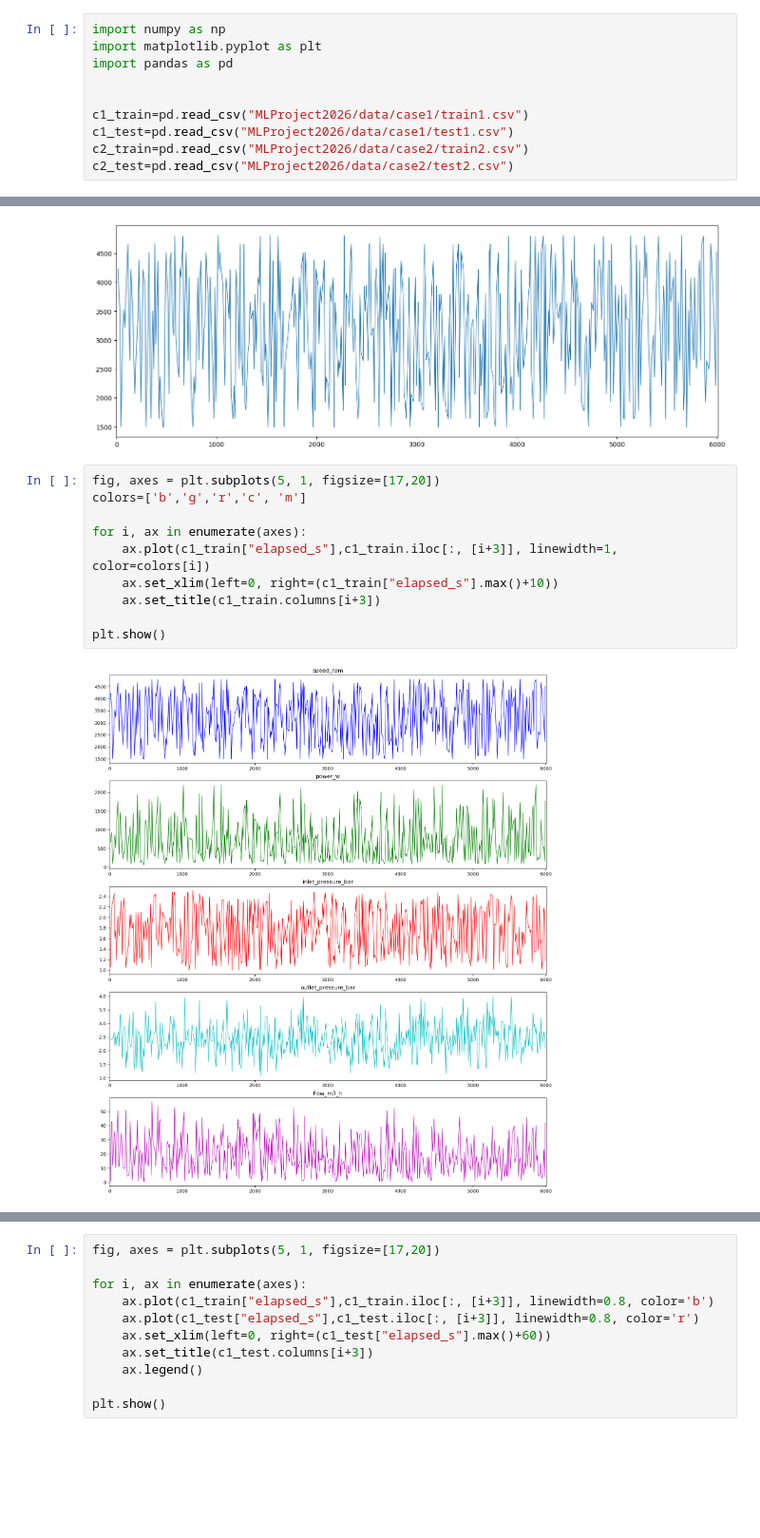
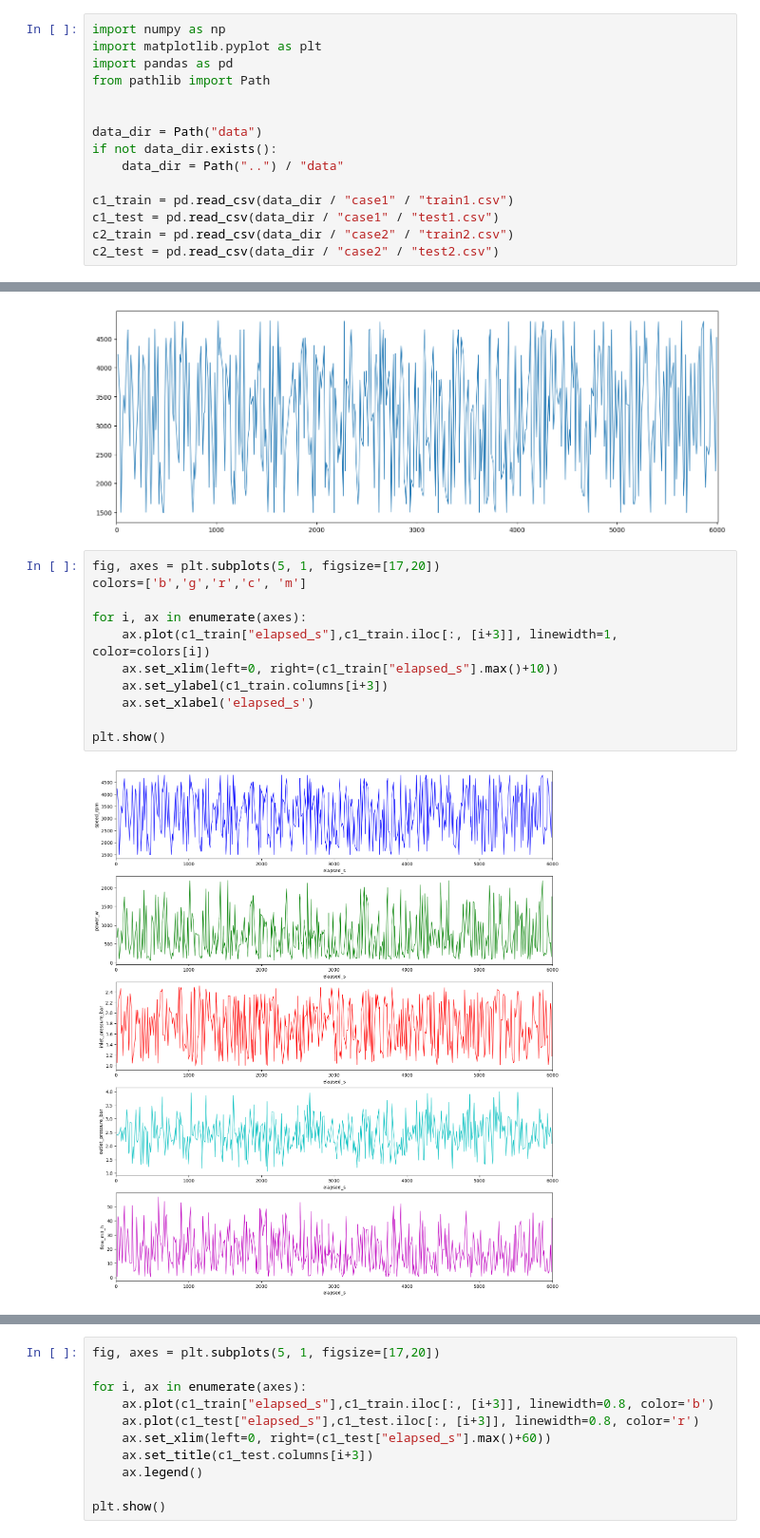
Before and after one commit to CapperTheRose16/Project-in-Machine-Learning, a Jupyter notebook: Data exploration/Plots.ipynb, the cells around one changed output, grey strips where cells are left out. Shown at 95% size. Saved outputs shown, nothing was run; the diff lists cells and outputs as text; blank space fills up the shorter version.

```diff
--- a/Data exploration/Plots.ipynb
+++ b/Data exploration/Plots.ipynb
@@ -2,9 +2,14 @@
 import numpy as np
 import matplotlib.pyplot as plt
 import pandas as pd
+from pathlib import Path
 
 
-c1_train=pd.read_csv("MLProject2026/data/case1/train1.csv")
-c1_test=pd.read_csv("MLProject2026/data/case1/test1.csv")
-c2_train=pd.read_csv("MLProject2026/data/case2/train2.csv")
-c2_test=pd.read_csv("MLProject2026/data/case2/test2.csv")
+data_dir = Path("data")
+if not data_dir.exists():
+    data_dir = Path("..") / "data"
+
+c1_train = pd.read_csv(data_dir / "case1" / "train1.csv")
+c1_test = pd.read_csv(data_dir / "case1" / "test1.csv")
+c2_train = pd.read_csv(data_dir / "case2" / "train2.csv")
+c2_test = pd.read_csv(data_dir / "case2" / "test2.csv")
@@ -19,15 +40,16 @@ plt.show()
 # %%
 fig, axes = plt.subplots(5, 1, figsize=[17,20])
 colors=['b','g','r','c', 'm']
 
 for i, ax in enumerate(axes):
     ax.plot(c1_train["elapsed_s"],c1_train.iloc[:, [i+3]], linewidth=1, color=colors[i])
     ax.set_xlim(left=0, right=(c1_train["elapsed_s"].max()+10))
-    ax.set_title(c1_train.columns[i+3])
+    ax.set_ylabel(c1_train.columns[i+3])
+    ax.set_xlabel('elapsed_s')
 
 plt.show()
 # %% [output]
-[figure, old version]
+[figure, new version]
 # %%
 fig, axes = plt.subplots(5, 1, figsize=[17,20])
 colors=['b','g','r','c', 'm']
```
Also changed, not shown: parts of 3 cells of this notebook, 1 other file.
